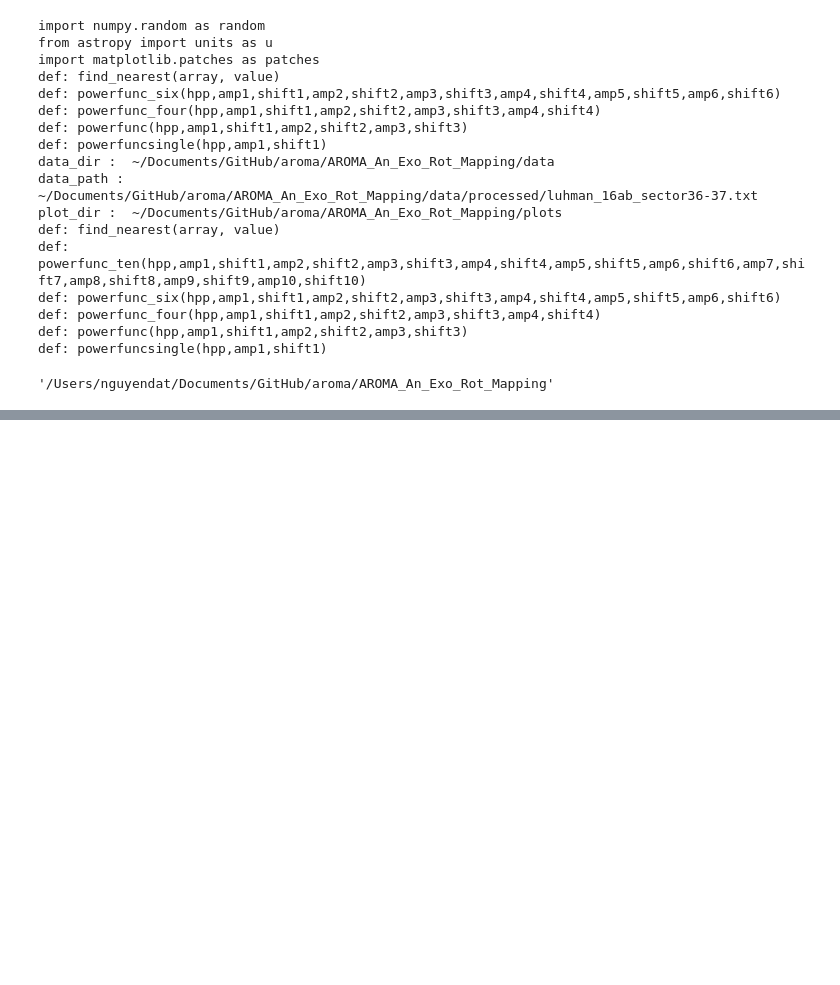
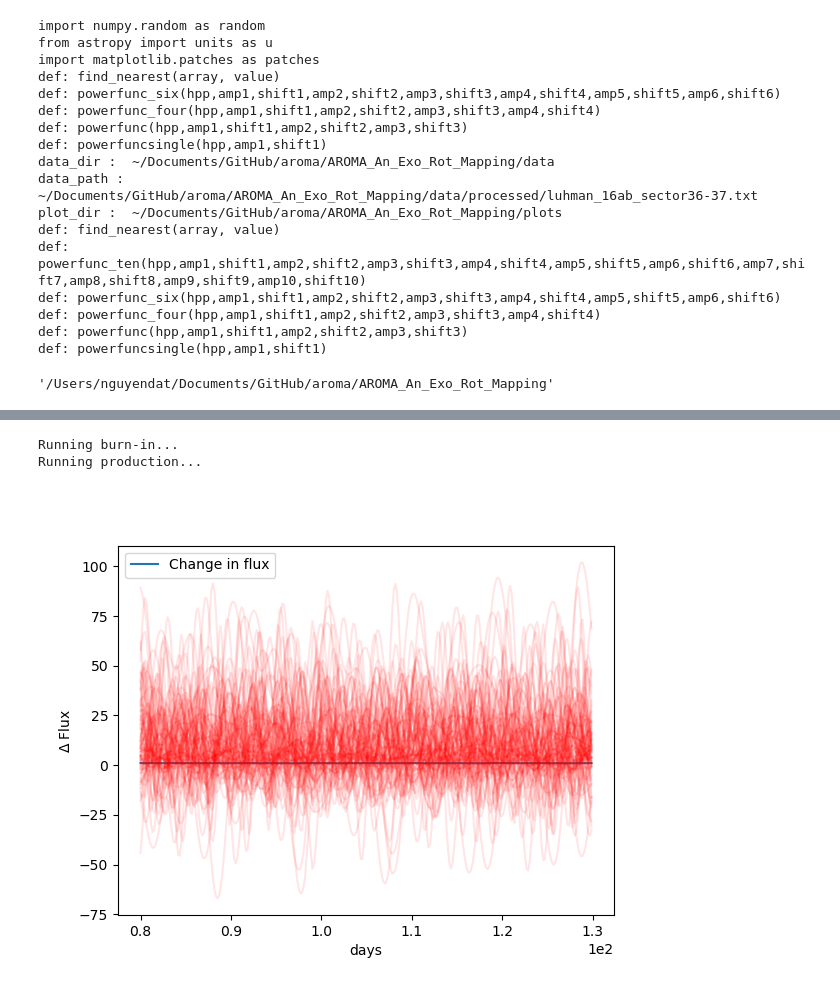
Before and after one commit to fudanguyen/aroma, a Jupyter notebook: AROMA_An_Exo_Rot_Mapping/notebooks/lightCurveSyntheticFit.ipynb, the cells around one changed output, grey strips where cells are left out. Saved outputs shown, nothing was run; the diff lists cells and outputs as text; code cells hidden in the pictures; blank space fills up the shorter version.

```diff
--- a/AROMA_An_Exo_Rot_Mapping/notebooks/lightCurveSyntheticFit.ipynb
+++ b/AROMA_An_Exo_Rot_Mapping/notebooks/lightCurveSyntheticFit.ipynb
@@ -318,0 +181,6 @@ True
+# %%
+import sklearn
+from sklearn.metrics import mean_squared_error, r2_score
+from hyperopt import hp, tpe, Trials, fmin
+import time
+pi = np.pi
@@ -318,0 +379,41 @@ True
+# %%
+
+#set nwalkers
+nwalkers = 500
+niter = 100
+initial = np.array([1.0, 1e-2, 0.5, 1e-2, 1, 1e-2, 3, 1.3, 1.2, 1.1])
+ndim = len(initial)
+p0 = [np.array(initial) + 1e-7 * np.random.randn(ndim) for i in range(nwalkers)]
+
+def main(p0,nwalkers,niter,ndim,lnprob,data):
+    sampler = emcee.EnsembleSampler(nwalkers, ndim, lnprob, args=Data)
+
+    print("Running burn-in...")
+    p0, _, _ = sampler.run_mcmc(p0, 100)
+    sampler.reset()
+
+    print("Running production...")
+    pos, prob, state = sampler.run_mcmc(p0, niter)
+
+    return sampler, pos, prob, state
+
+sampler, pos, prob, state = main(p0,nwalkers,niter,ndim,lnprob,data)
+# %% [output]
+Running burn-in...
+Running production...
+# %%
+def plotter(sampler,t=x_data,flux=y_data):
+    plt.figure()
+    plt.plot(t,flux,label='Change in flux')
+    samples = sampler.flatchain
+    for theta in samples[np.random.randint(len(samples), size=100)]:
+        plt.plot(t, model(theta, t), color="r", alpha=0.1)
+
+    plt.ticklabel_format(style='sci', axis='x', scilimits=(0,0))
+    plt.xlabel('days')
+    plt.ylabel(r'$\Delta$ Flux')
+    plt.legend()
+    plt.show()
+plotter(sampler)
+# %% [output]
+[figure, added]
```
Also changed, not shown: parts of 20 cells of this notebook, 6 other files.
